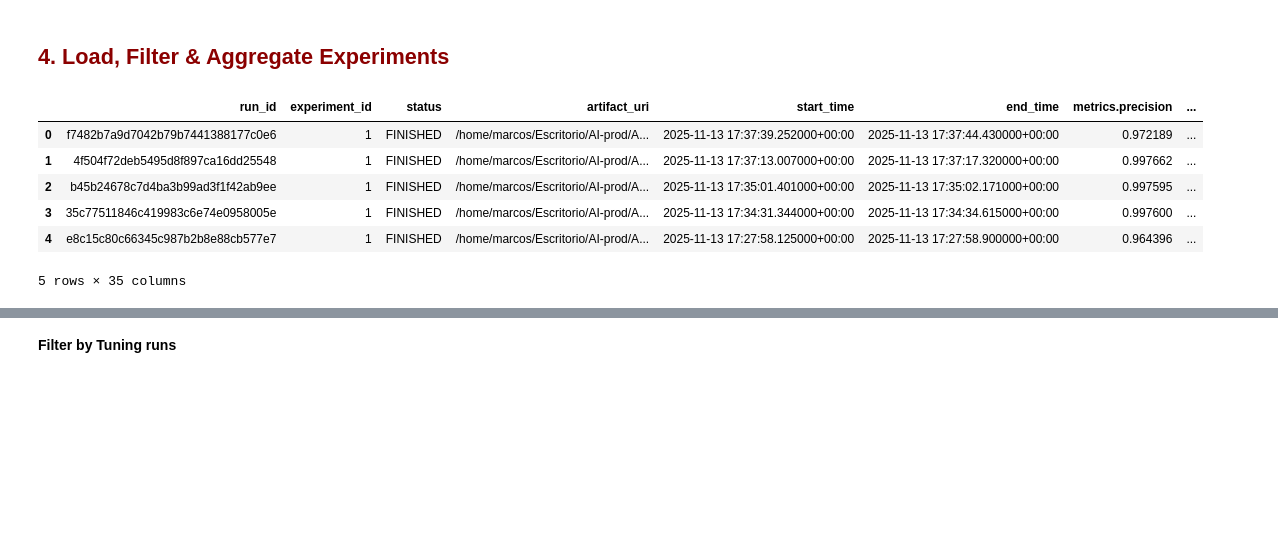
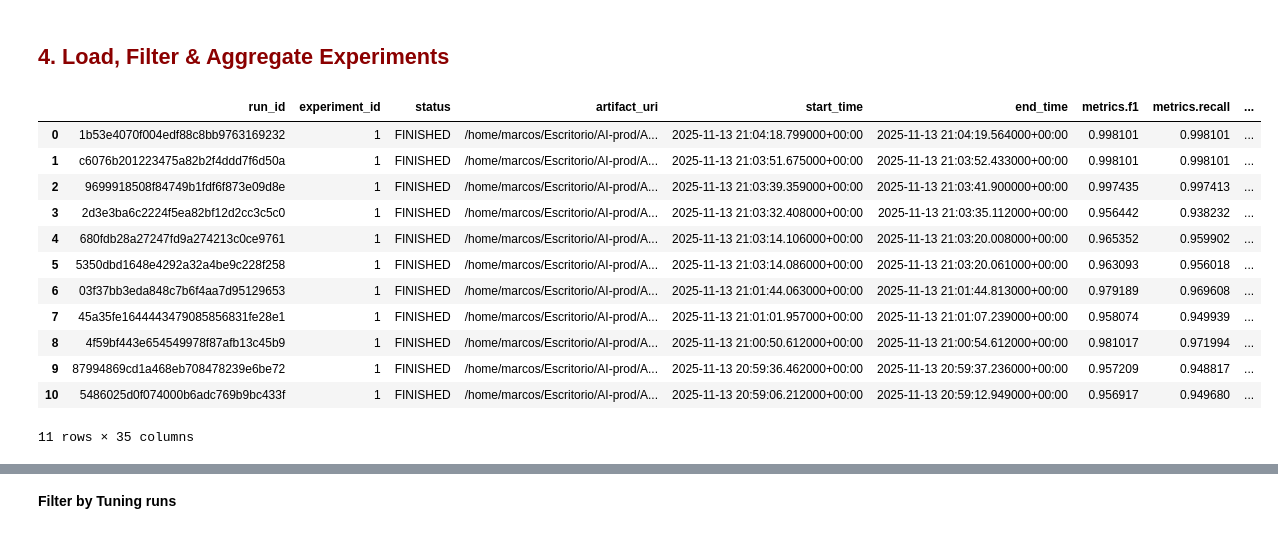
Before and after one commit to MNGARCIA085/AI-Driven-Network-Security, a Jupyter notebook: notebooks/experiment_dashboard.ipynb, the cells around one changed output, grey strips where cells are left out. Saved outputs shown, nothing was run; the diff lists cells and outputs as text; code cells hidden in the pictures; blank space fills up the shorter version.

```diff
--- a/notebooks/experiment_dashboard.ipynb
+++ b/notebooks/experiment_dashboard.ipynb
@@ -203,15 +205,21 @@ def plot_model_metrics(df, id_vars=None):
 ## <a id="4" style="color: darkred; text-decoration: none;"> 4. Load, Filter & Aggregate Experiments </a>
 # %%
 df = mlflow.search_runs(experiment_names=[EXPERIMENT_NAME])
-df.head()
+df
 # %% [output]
-|  | run_id | experiment_id | status | artifact_uri | start_time | end_time | metrics.precision | ... |
-| 0 | f7482b7a9d7042b79b7441388177c0e6 | 1 | FINISHED | /home/marcos/Escritorio/AI-prod/A... | 2025-11-13 17:37:39.252000+00:00 | 2025-11-13 17:37:44.430000+00:00 | 0.972189 | ... |
-| 1 | 4f504f72deb5495d8f897ca16dd25548 | 1 | FINISHED | /home/marcos/Escritorio/AI-prod/A... | 2025-11-13 17:37:13.007000+00:00 | 2025-11-13 17:37:17.320000+00:00 | 0.997662 | ... |
-| 2 | b45b24678c7d4ba3b99ad3f1f42ab9ee | 1 | FINISHED | /home/marcos/Escritorio/AI-prod/A... | 2025-11-13 17:35:01.401000+00:00 | 2025-11-13 17:35:02.171000+00:00 | 0.997595 | ... |
-| 3 | 35c77511846c419983c6e74e0958005e | 1 | FINISHED | /home/marcos/Escritorio/AI-prod/A... | 2025-11-13 17:34:31.344000+00:00 | 2025-11-13 17:34:34.615000+00:00 | 0.997600 | ... |
-| 4 | e8c15c80c66345c987b2b8e88cb577e7 | 1 | FINISHED | /home/marcos/Escritorio/AI-prod/A... | 2025-11-13 17:27:58.125000+00:00 | 2025-11-13 17:27:58.900000+00:00 | 0.964396 | ... |
+|  | run_id | experiment_id | status | artifact_uri | start_time | end_time | metrics.f1 | metrics.recall | ... |
+| 0 | 1b53e4070f004edf88c8bb9763169232 | 1 | FINISHED | /home/marcos/Escritorio/AI-prod/A... | 2025-11-13 21:04:18.799000+00:00 | 2025-11-13 21:04:19.564000+00:00 | 0.998101 | 0.998101 | ... |
+| 1 | c6076b201223475a82b2f4ddd7f6d50a | 1 | FINISHED | /home/marcos/Escritorio/AI-prod/A... | 2025-11-13 21:03:51.675000+00:00 | 2025-11-13 21:03:52.433000+00:00 | 0.998101 | 0.998101 | ... |
+| 2 | 9699918508f84749b1fdf6f873e09d8e | 1 | FINISHED | /home/marcos/Escritorio/AI-prod/A... | 2025-11-13 21:03:39.359000+00:00 | 2025-11-13 21:03:41.900000+00:00 | 0.997435 | 0.997413 | ... |
+| 3 | 2d3e3ba6c2224f5ea82bf12d2cc3c5c0 | 1 | FINISHED | /home/marcos/Escritorio/AI-prod/A... | 2025-11-13 21:03:32.408000+00:00 | 2025-11-13 21:03:35.112000+00:00 | 0.956442 | 0.938232 | ... |
+| 4 | 680fdb28a27247fd9a274213c0ce9761 | 1 | FINISHED | /home/marcos/Escritorio/AI-prod/A... | 2025-11-13 21:03:14.106000+00:00 | 2025-11-13 21:03:20.008000+00:00 | 0.965352 | 0.959902 | ... |
+| 5 | 5350dbd1648e4292a32a4be9c228f258 | 1 | FINISHED | /home/marcos/Escritorio/AI-prod/A... | 2025-11-13 21:03:14.086000+00:00 | 2025-11-13 21:03:20.061000+00:00 | 0.963093 | 0.956018 | ... |
+| 6 | 03f37bb3eda848c7b6f4aa7d95129653 | 1 | FINISHED | /home/marcos/Escritorio/AI-prod/A... | 2025-11-13 21:01:44.063000+00:00 | 2025-11-13 21:01:44.813000+00:00 | 0.979189 | 0.969608 | ... |
+| 7 | 45a35fe1644443479085856831fe28e1 | 1 | FINISHED | /home/marcos/Escritorio/AI-prod/A... | 2025-11-13 21:01:01.957000+00:00 | 2025-11-13 21:01:07.239000+00:00 | 0.958074 | 0.949939 | ... |
+| 8 | 4f59bf443e654549978f87afb13c45b9 | 1 | FINISHED | /home/marcos/Escritorio/AI-prod/A... | 2025-11-13 21:00:50.612000+00:00 | 2025-11-13 21:00:54.612000+00:00 | 0.981017 | 0.971994 | ... |
+| 9 | 87994869cd1a468eb708478239e6be72 | 1 | FINISHED | /home/marcos/Escritorio/AI-prod/A... | 2025-11-13 20:59:36.462000+00:00 | 2025-11-13 20:59:37.236000+00:00 | 0.957209 | 0.948817 | ... |
+| 10 | 5486025d0f074000b6adc769b9bc433f | 1 | FINISHED | /home/marcos/Escritorio/AI-prod/A... | 2025-11-13 20:59:06.212000+00:00 | 2025-11-13 20:59:12.949000+00:00 | 0.956917 | 0.949680 | ... |
-5 rows × 35 columns
+11 rows × 35 columns
 # %%
 df.shape
 # %% [output]
```
Also changed, not shown: parts of 13 cells of this notebook, 5 other files.
